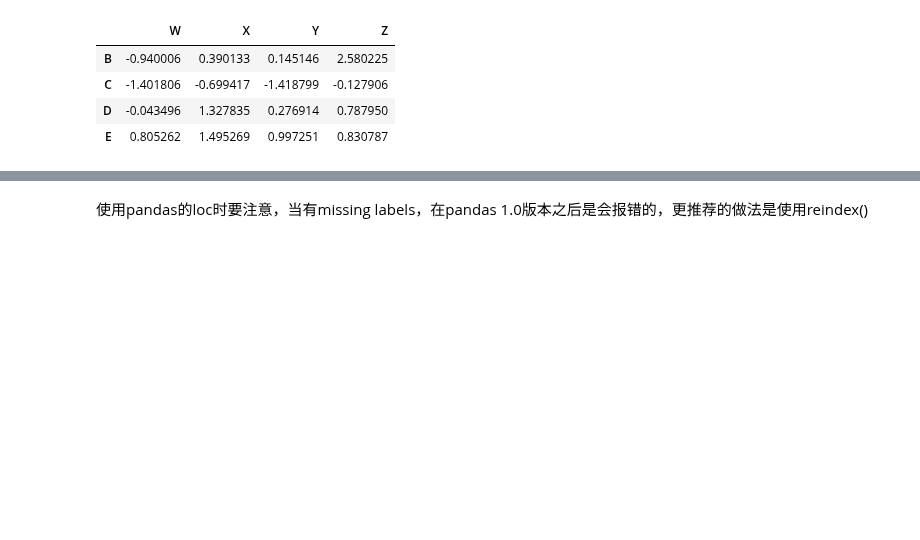
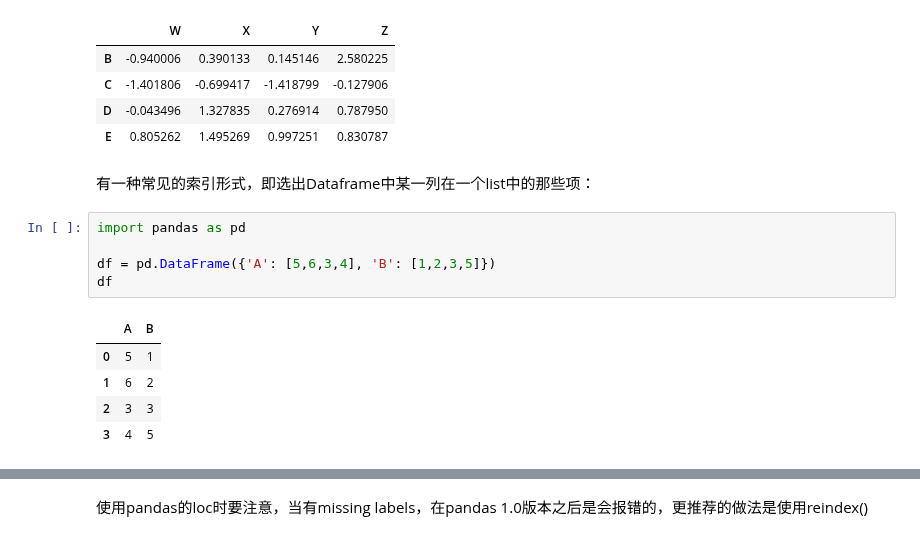
Before and after one commit to iHeadWater/hydrus, a Jupyter notebook: 2-pandas-examples/basic-pandas.ipynb, the cells around one changed output, grey strips where cells are left out. Saved outputs shown, nothing was run; the diff lists cells and outputs as text; blank space fills up the shorter version.

```diff
--- a/2-pandas-examples/basic-pandas.ipynb
+++ b/2-pandas-examples/basic-pandas.ipynb
@@ -1400,3 +1400,16 @@ df[df['W']<df['X']]
 | C | -1.401806 | -0.699417 | -1.418799 | -0.127906 |
 | D | -0.043496 | 1.327835 | 0.276914 | 0.787950 |
 | E | 0.805262 | 1.495269 | 0.997251 | 0.830787 |
+# %% [markdown]
+有一种常见的索引形式，即选出Dataframe中某一列在一个list中的那些项：
+# %%
+import pandas as pd
+
+df = pd.DataFrame({'A': [5,6,3,4], 'B': [1,2,3,5]})
+df
+# %% [output]
+|  | A | B |
+| 0 | 5 | 1 |
+| 1 | 6 | 2 |
+| 2 | 3 | 3 |
+| 3 | 4 | 5 |
```
Also changed, not shown: parts of 3 cells of this notebook, 3 other files.
